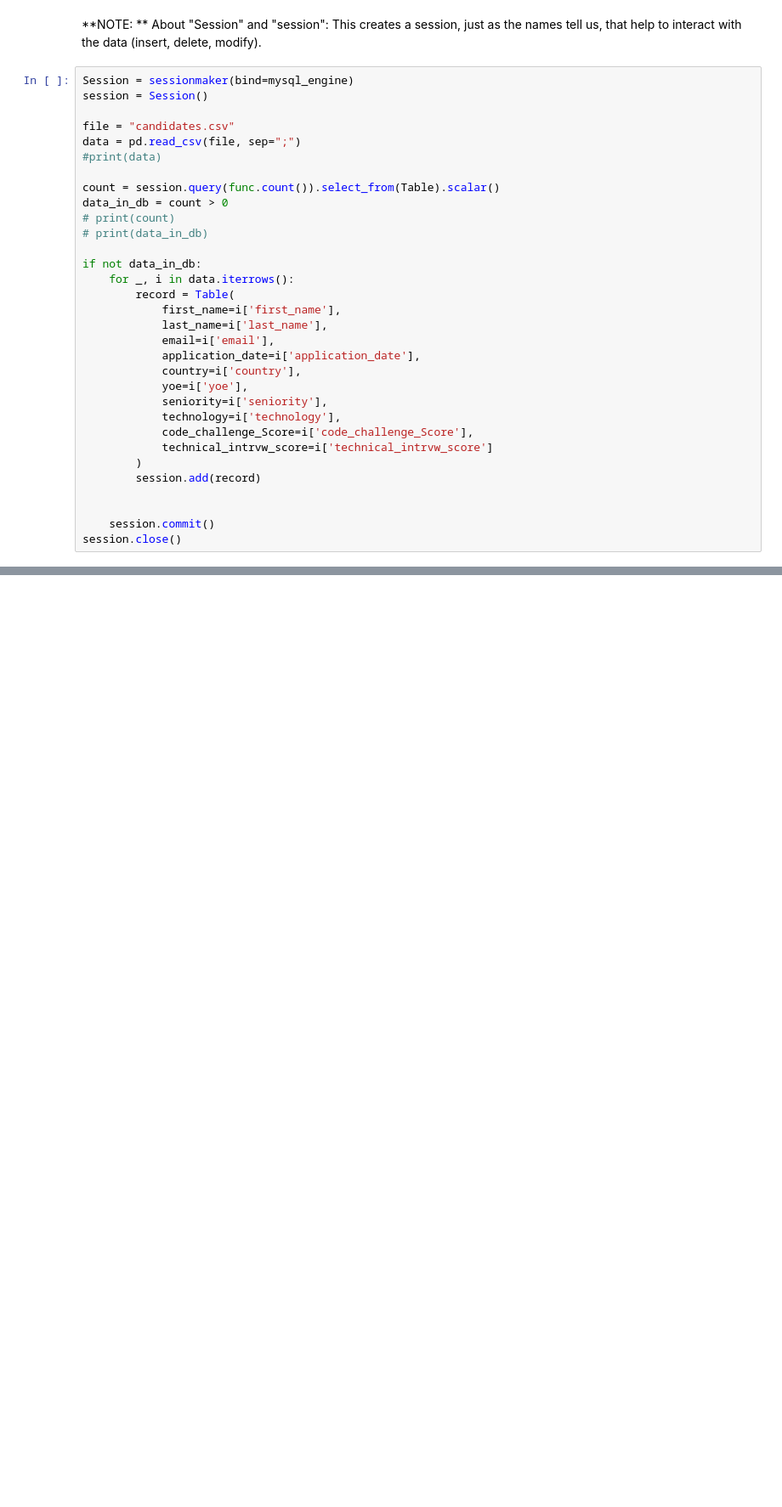
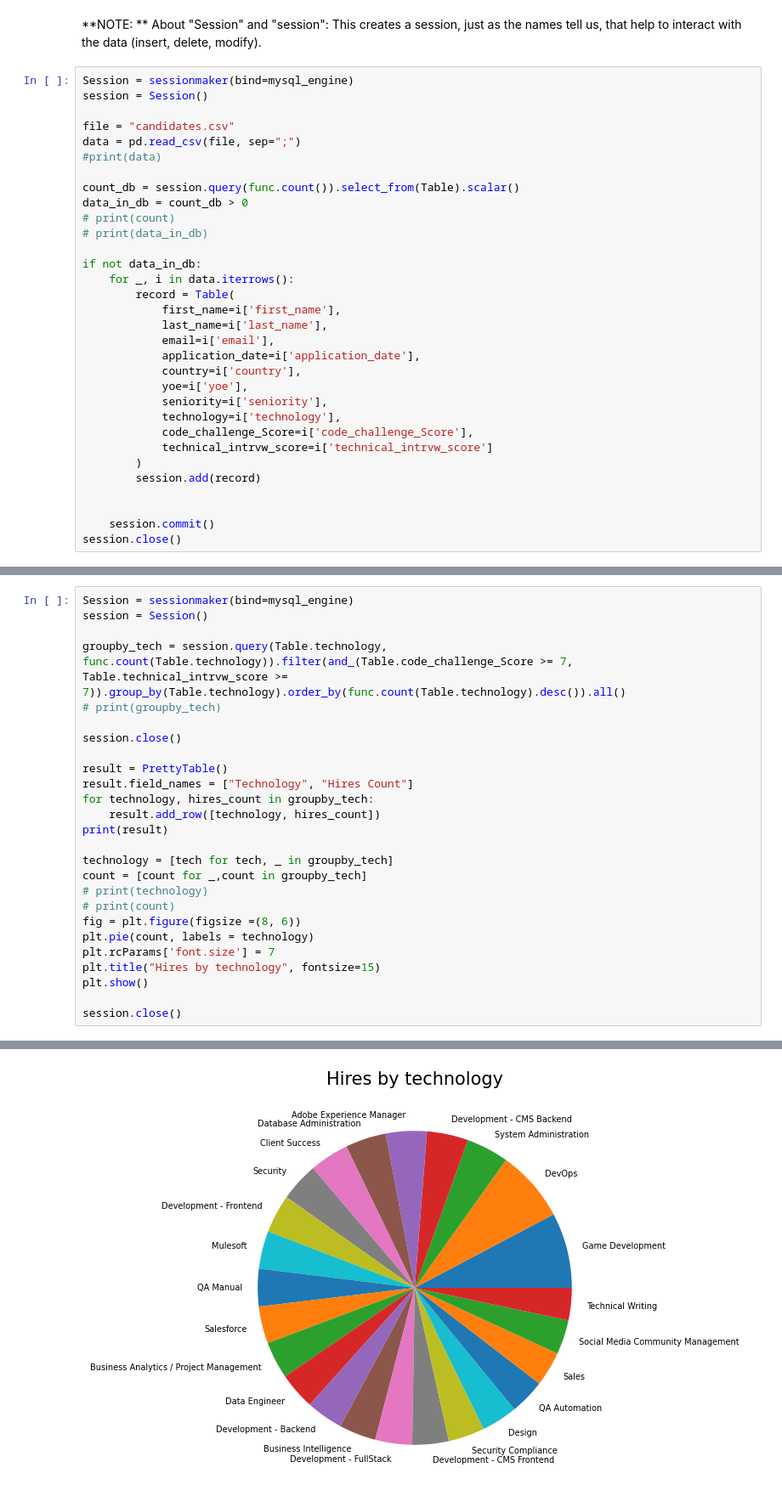
Before and after one commit to xilenAtenea/workshop_001etl, a Jupyter notebook: etl_workshop.ipynb, the cells around one changed output, grey strips where cells are left out. Shown at 85% size. Drawn from its saved outputs; the diff is of its cells as text; blank space fills up the shorter version.

Commit message:
Phase 3. Querying and charting

```diff
--- a/etl_workshop.ipynb
+++ b/etl_workshop.ipynb
@@ -64,8 +67,8 @@ file = "candidates.csv"
 data = pd.read_csv(file, sep=";")
 #print(data)
 
-count = session.query(func.count()).select_from(Table).scalar()
-data_in_db = count > 0
+count_db = session.query(func.count()).select_from(Table).scalar()
+data_in_db = count_db > 0
 # print(count)
 # print(data_in_db)
 
@@ -90,0 +100,27 @@ session.close()
+# %%
+Session = sessionmaker(bind=mysql_engine)
+session = Session()
+
+groupby_tech = session.query(Table.technology, func.count(Table.technology)).filter(and_(Table.code_challenge_Score >= 7, Table.technical_intrvw_score >= 7)).group_by(Table.technology).order_by(func.count(Table.technology).desc()).all()
+# print(groupby_tech)
+
+session.close()
+
+result = PrettyTable()
+result.field_names = ["Technology", "Hires Count"]
+for technology, hires_count in groupby_tech:
+    result.add_row([technology, hires_count])
+print(result)
+
+technology = [tech for tech, _ in groupby_tech]
+count = [count for _,count in groupby_tech]
+# print(technology)
+# print(count)
+fig = plt.figure(figsize =(8, 6))
+plt.pie(count, labels = technology)
+plt.rcParams['font.size'] = 7
+plt.title("Hires by technology", fontsize=15)
+plt.show()
+
+session.close()
+# %% [output]
@@ -90,0 +144 @@ session.close()
+[figure, added]
```
Also changed, not shown: parts of 12 cells of this notebook.
